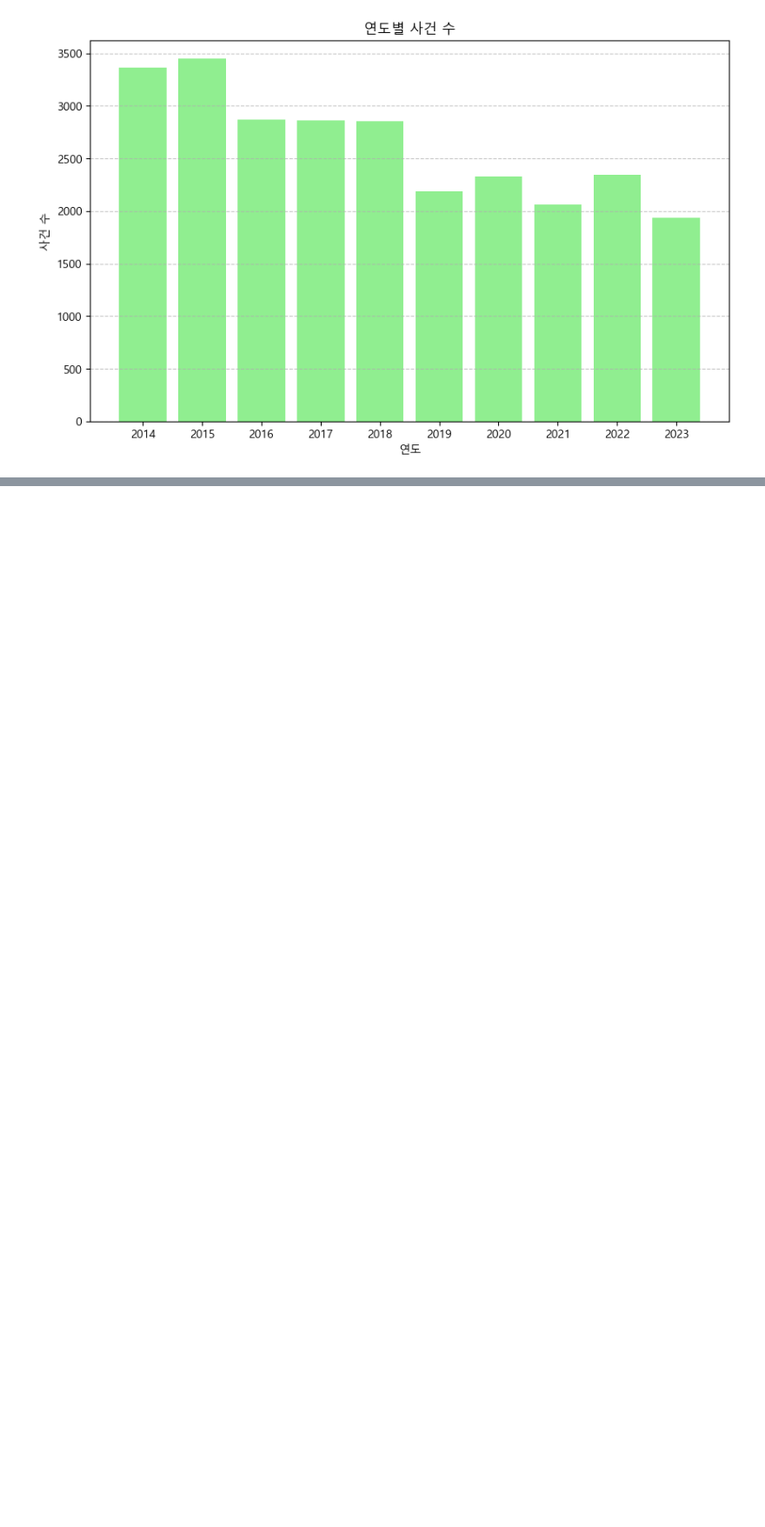
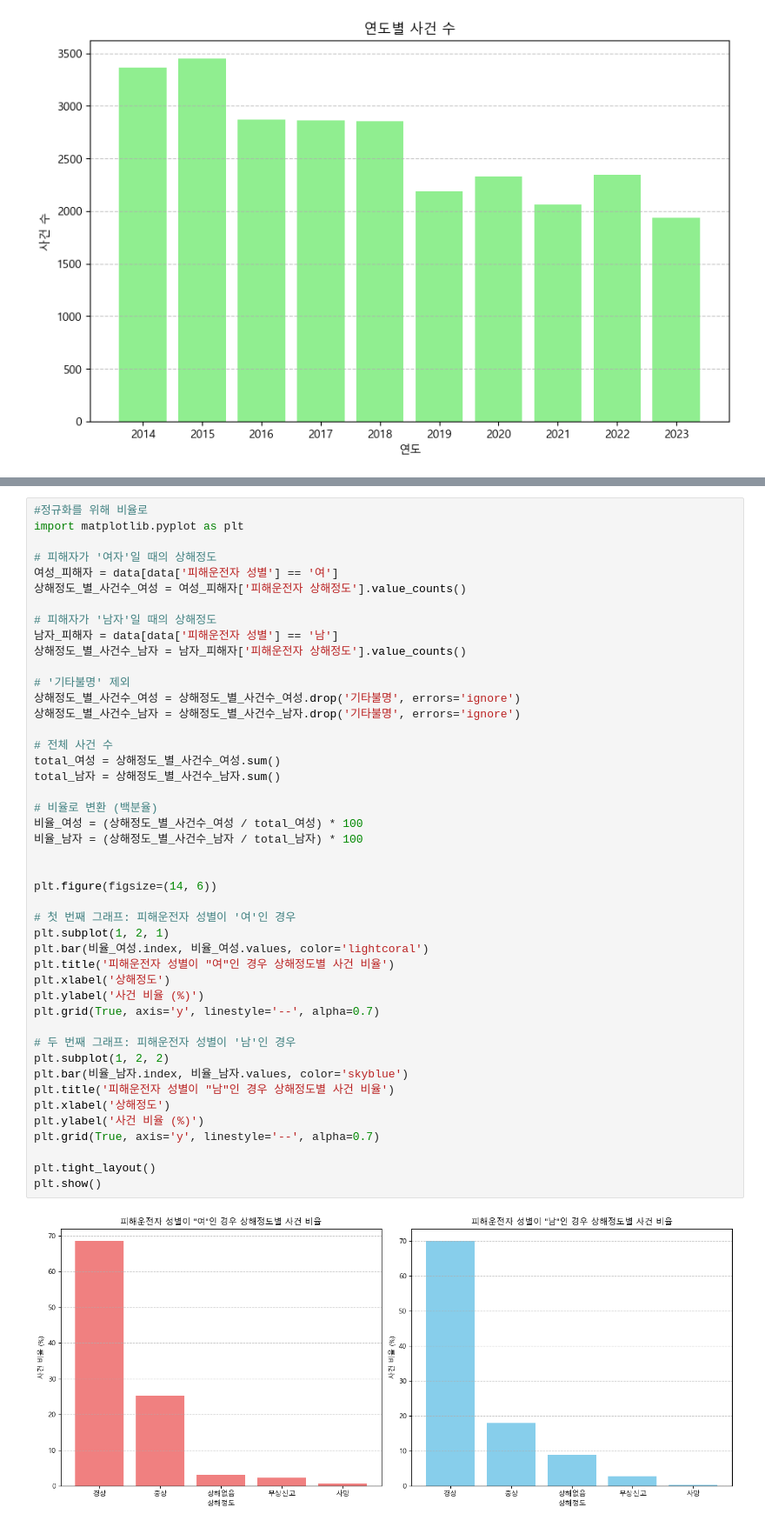
Before and after one commit to Youngjun-Taia/hangover, a Jupyter notebook: jiwoo_eda2.ipynb, the cells around one changed output, grey strips where cells are left out. Shown at 87% size. Cells and saved outputs as stored; diff of their text form; blank space fills up the shorter version.

```diff
--- a/jiwoo_eda2.ipynb
+++ b/jiwoo_eda2.ipynb
@@ -148,0 +190,47 @@ plt.show()
+# %%
+#정규화를 위해 비율로
+import matplotlib.pyplot as plt
+
+# 피해자가 '여자'일 때의 상해정도
+여성_피해자 = data[data['피해운전자 성별'] == '여']
+상해정도_별_사건수_여성 = 여성_피해자['피해운전자 상해정도'].value_counts()
+
+# 피해자가 '남자'일 때의 상해정도
+남자_피해자 = data[data['피해운전자 성별'] == '남']
+상해정도_별_사건수_남자 = 남자_피해자['피해운전자 상해정도'].value_counts()
+
+# '기타불명' 제외
+상해정도_별_사건수_여성 = 상해정도_별_사건수_여성.drop('기타불명', errors='ignore')
+상해정도_별_사건수_남자 = 상해정도_별_사건수_남자.drop('기타불명', errors='ignore')
+
+# 전체 사건 수
+total_여성 = 상해정도_별_사건수_여성.sum()
+total_남자 = 상해정도_별_사건수_남자.sum()
+
+# 비율로 변환 (백분율)
+비율_여성 = (상해정도_별_사건수_여성 / total_여성) * 100
+비율_남자 = (상해정도_별_사건수_남자 / total_남자) * 100
+
+
+plt.figure(figsize=(14, 6))
+
+# 첫 번째 그래프: 피해운전자 성별이 '여'인 경우
+plt.subplot(1, 2, 1)
+plt.bar(비율_여성.index, 비율_여성.values, color='lightcoral')
+plt.title('피해운전자 성별이 "여"인 경우 상해정도별 사건 비율')
+plt.xlabel('상해정도')
+plt.ylabel('사건 비율 (%)')
+plt.grid(True, axis='y', linestyle='--', alpha=0.7)
+
+# 두 번째 그래프: 피해운전자 성별이 '남'인 경우
+plt.subplot(1, 2, 2)
+plt.bar(비율_남자.index, 비율_남자.values, color='skyblue')
+plt.title('피해운전자 성별이 "남"인 경우 상해정도별 사건 비율')
+plt.xlabel('상해정도')
+plt.ylabel('사건 비율 (%)')
+plt.grid(True, axis='y', linestyle='--', alpha=0.7)
+
+plt.tight_layout()
+plt.show()
+# %% [output]
+[figure, added]
```
Also changed, not shown: parts of 5 cells of this notebook, 1 other file.
